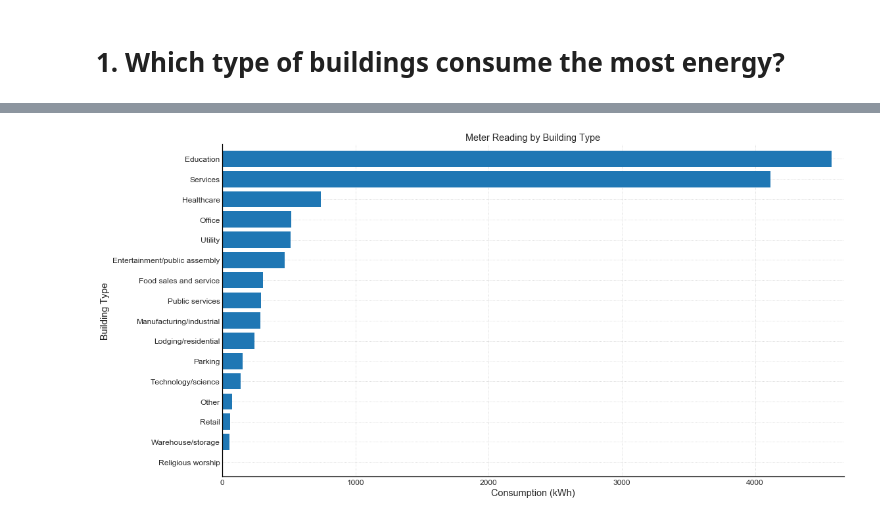
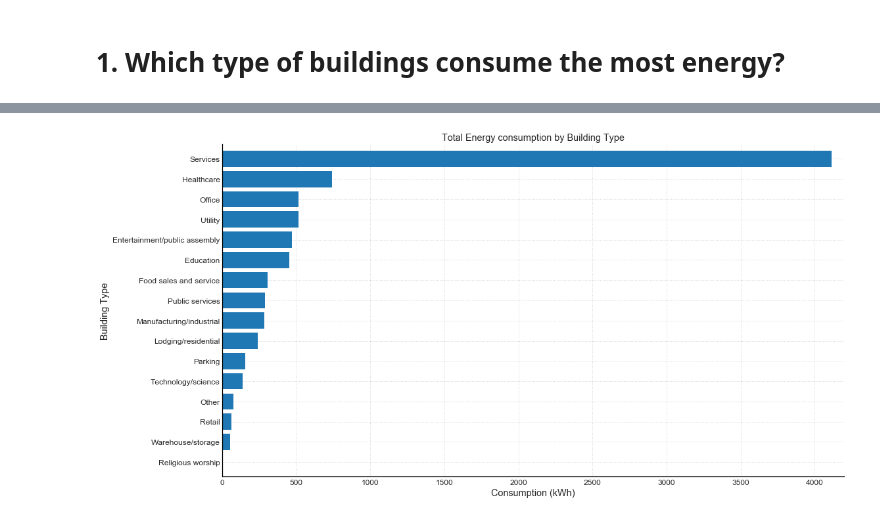
Before and after one commit to sergatron/ASHRAE---Great-Energy-Predictor-III, a Jupyter notebook: EDA/eda.ipynb, the cells around one changed output, grey strips where cells are left out. Drawn from its saved outputs; the diff is of its cells as text; code cells hidden in the pictures.

Commit message:
Add distribution plot w/o bldg 1099

```diff
--- a/EDA/eda.ipynb
+++ b/EDA/eda.ipynb
@@ -892,5 +915,5 @@ all_df.head()
 # %% [markdown]
 # 1. Which type of buildings consume the most energy?
 # %%
-bldg_type_meter = all_df.groupby(['meter',])['meter_reading'].mean().sort_values()
-# bldg_type_meter
+bldg_type_meter = df_no1099.groupby(['primary_use',])['meter_reading'].mean().sort_values()
+bldg_type_meter
@@ -911,11 +946,11 @@ all_df['kwh_per_month'] = all_df['meter_reading'] / all_df['month']
 # %%
 # PLOT: energy consumption by each type of building
 barh_plot(
     y = bldg_type_meter.index,
     x = bldg_type_meter.values,
-    title = 'Meter Reading by Building Type',
+    title = 'Total Energy Consumption by Building Type',
     y_label = 'Building Type',
     x_label = 'Consumption (kWh)'
 )
 # %% [output]
-[figure, old version]
+[figure, new version]
```
Also changed, not shown: parts of 5 cells of this notebook.
